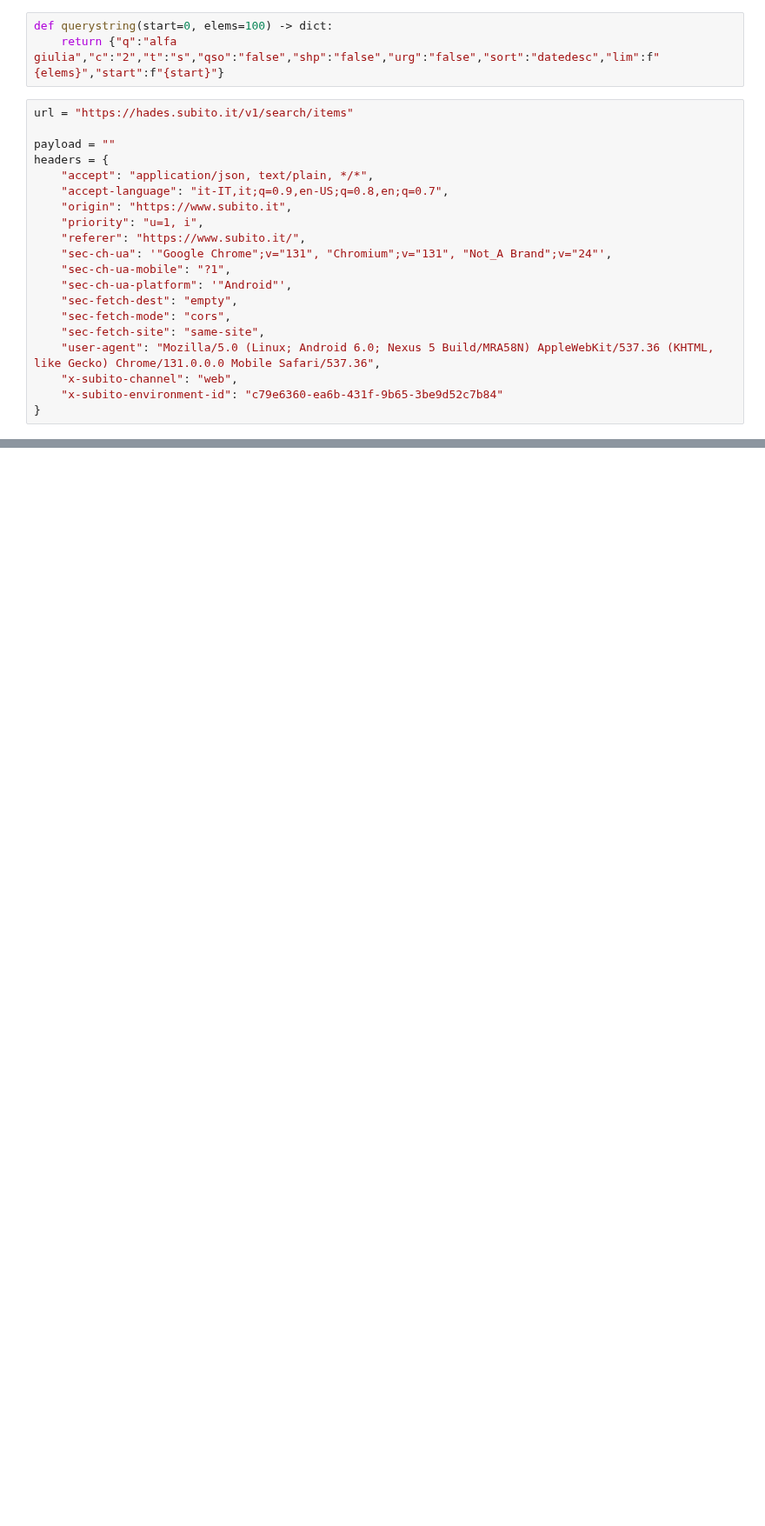
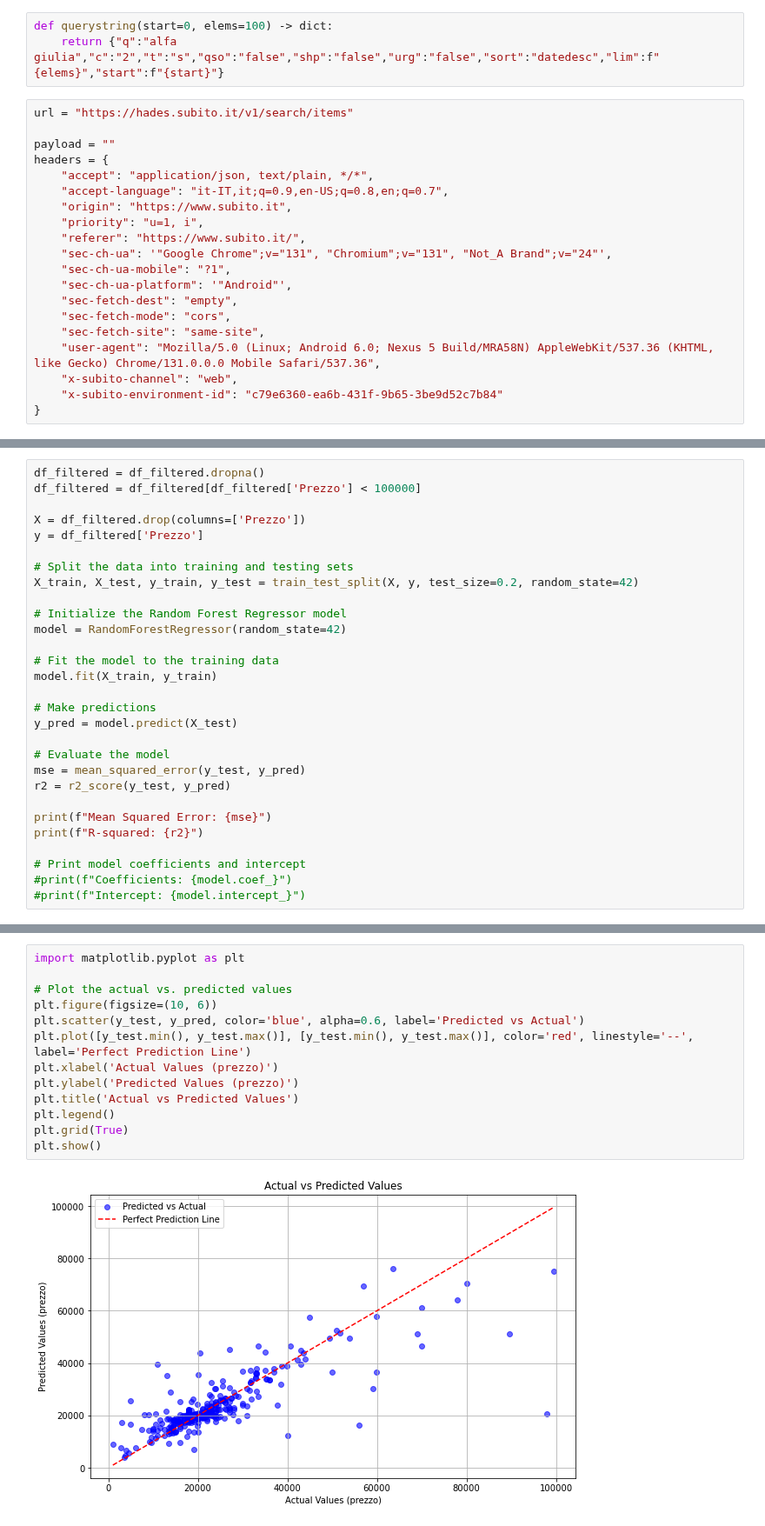
Before and after one commit to andreapanico10/automobili-subito-it, a Jupyter notebook: subito-scraper.ipynb, the cells around one changed output, grey strips where cells are left out. Shown at 87% size. Saved outputs shown, nothing was run; the diff lists cells and outputs as text; blank space fills up the shorter version.

```diff
--- a/subito-scraper.ipynb
+++ b/subito-scraper.ipynb
@@ -143,0 +300,29 @@ df
+# %%
+df_filtered = df_filtered.dropna()
+df_filtered = df_filtered[df_filtered['Prezzo'] < 100000]
+
+X = df_filtered.drop(columns=['Prezzo'])
+y = df_filtered['Prezzo']
+
+# Split the data into training and testing sets
+X_train, X_test, y_train, y_test = train_test_split(X, y, test_size=0.2, random_state=42)
+
+# Initialize the Random Forest Regressor model
+model = RandomForestRegressor(random_state=42)
+
+# Fit the model to the training data
+model.fit(X_train, y_train)
+
+# Make predictions
+y_pred = model.predict(X_test)
+
+# Evaluate the model
+mse = mean_squared_error(y_test, y_pred)
+r2 = r2_score(y_test, y_pred)
+
+print(f"Mean Squared Error: {mse}")
+print(f"R-squared: {r2}")
+
+# Print model coefficients and intercept
+#print(f"Coefficients: {model.coef_}")
+#print(f"Intercept: {model.intercept_}")
@@ -143,0 +332,15 @@ df
+# %%
+import matplotlib.pyplot as plt
+
+# Plot the actual vs. predicted values
+plt.figure(figsize=(10, 6))
+plt.scatter(y_test, y_pred, color='blue', alpha=0.6, label='Predicted vs Actual')
+plt.plot([y_test.min(), y_test.max()], [y_test.min(), y_test.max()], color='red', linestyle='--', label='Perfect Prediction Line')
+plt.xlabel('Actual Values (prezzo)')
+plt.ylabel('Predicted Values (prezzo)')
+plt.title('Actual vs Predicted Values')
+plt.legend()
+plt.grid(True)
+plt.show()
+# %% [output]
+[figure, added]
```
Also changed, not shown: parts of 8 cells of this notebook.
